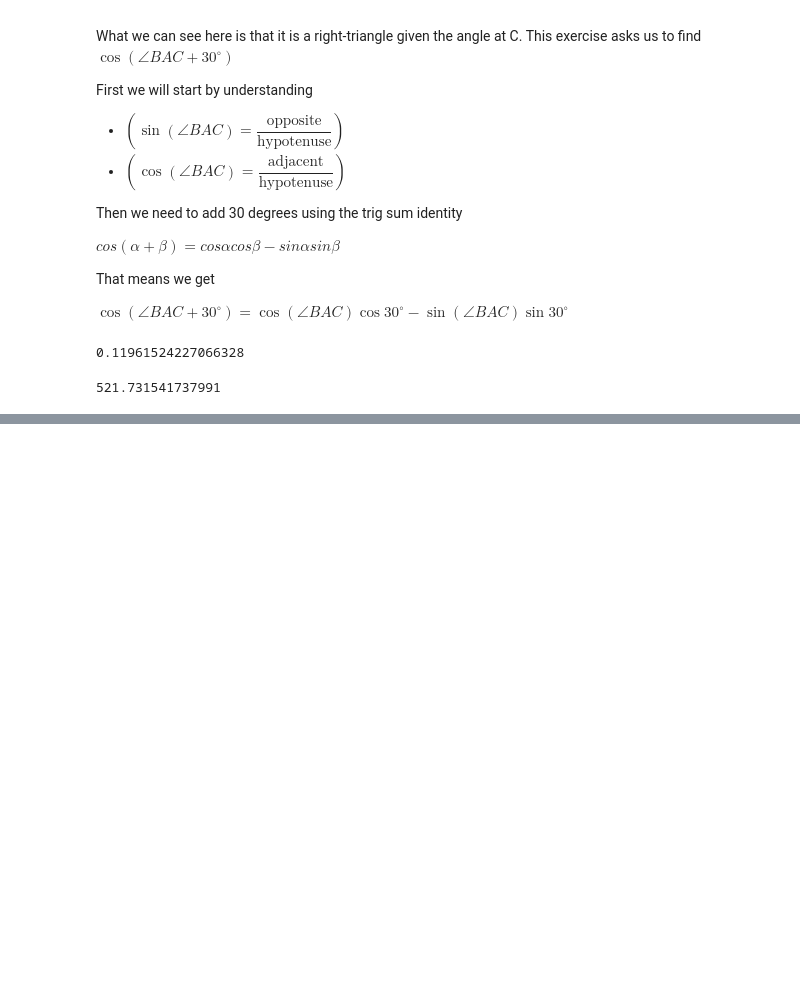
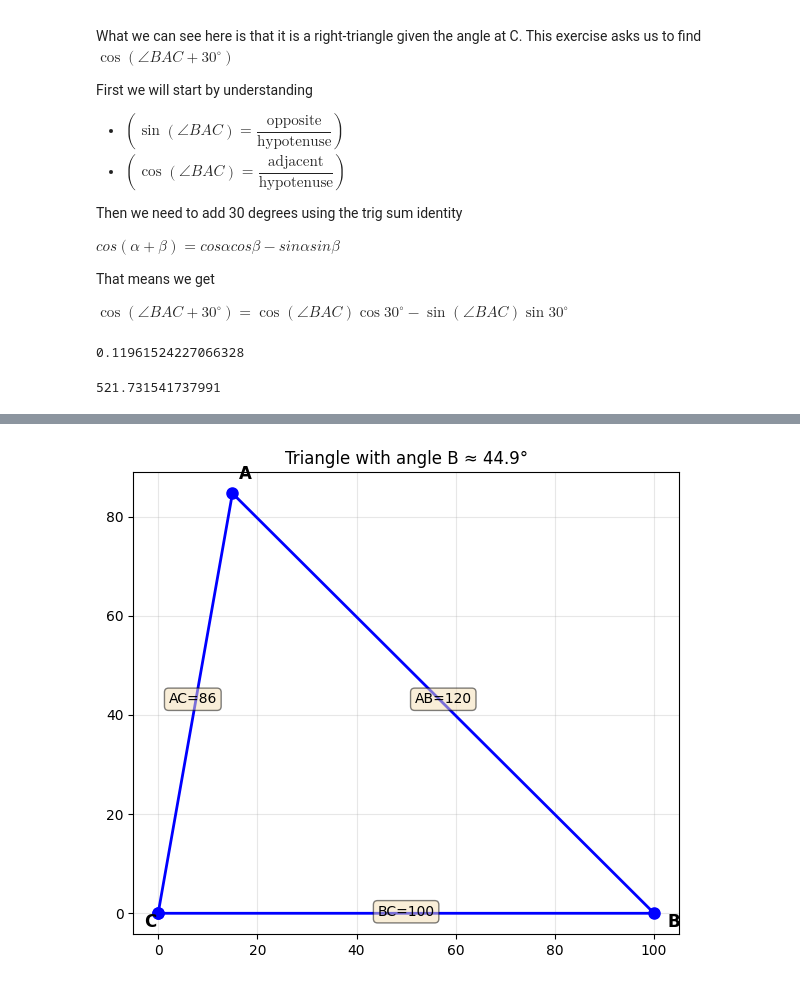
Before and after one commit to Kasperpk/Mathematics, a Jupyter notebook: Trigonometry.ipynb, the cells around one changed output, grey strips where cells are left out. Drawn from its saved outputs; the diff is of its cells as text; code cells hidden in the pictures; blank space fills up the shorter version.

```diff
--- a/Trigonometry.ipynb
+++ b/Trigonometry.ipynb
@@ -50,0 +224,76 @@ t
+# %%
+# Find any angle in a triangle given all three side lengths
+# Using the Law of Cosines: cos(angle) = (adjacent1^2 + adjacent2^2 - opposite^2) / (2 * adjacent1 * adjacent2)
+
+import math
+import matplotlib.pyplot as plt
+
+# Given side lengths
+AB = 120   # side between A and B
+BC = 100  # side between B and C
+AC = 86  # side between A and C
+
+# Choose which angle to find: 'A', 'B', or 'C'
+FIND_ANGLE = 'B'  # <-- Change this to 'A', 'B', or 'C'
+
+# Determine which sides are adjacent and opposite to the angle
+if FIND_ANGLE == 'A':
+    adjacent1, adjacent2, opposite = AB, AC, BC
+    angle_name = 'A'
+elif FIND_ANGLE == 'B':
+    adjacent1, adjacent2, opposite = AB, BC, AC
+    angle_name = 'B'
+elif FIND_ANGLE == 'C':
+    adjacent1, adjacent2, opposite = AC, BC, AB
+    angle_name = 'C'
+else:
+    raise ValueError("FIND_ANGLE must be 'A', 'B', or 'C'")
+
+# Law of Cosines: cos(angle) = (adjacent1^2 + adjacent2^2 - opposite^2) / (2 * adjacent1 * adjacent2)
+num = adjacent1**2 + adjacent2**2 - opposite**2
+den = 2 * adjacent1 * adjacent2
+cos_angle = num / den
+
+# Clamp to [-1, 1] to avoid domain errors from tiny floating point rounding
+cos_angle = max(-1.0, min(1.0, cos_angle))
+
+angle_rad = math.acos(cos_angle)
+angle_deg = math.degrees(angle_rad)
+
+print(f"Finding angle {angle_name}:")
+print(f"  Sides: AB = {AB}, BC = {BC}, AC = {AC}")
+print(f"  cos({angle_name}) = {num} / {den} = {cos_angle:.12f}")
+print(f"  Angle {angle_name} = {angle_deg:.6f}°")
+print(f"  Angle {angle_name} (rounded to nearest degree) = {round(angle_deg)}°")
+
+# Optional: Plot the triangle
+# Place C at origin, B on positive x-axis
+Cx, Cy = 0.0, 0.0
+Bx, By = BC, 0.0
+
+# Solve for A using distances: |A-C| = AC and |A-B| = AB
+x = (BC**2 + AC**2 - AB**2) / (2 * BC)
+y_sq = AC**2 - x**2
+y = math.sqrt(max(0.0, y_sq))  # positive y for standard orientation
+
+Ax, Ay = x, y
+
+plt.figure(figsize=(8, 6))
+plt.plot([Cx, Bx, Ax, Cx], [Cy, By, Ay, Cy], 'b-', marker='o', markersize=8, linewidth=2)
+plt.gca().set_aspect('equal', 'box')
+plt.title(f"Triangle with angle {angle_name} ≈ {angle_deg:.1f}°")
+plt.grid(True, alpha=0.3)
+plt.annotate('C', (Cx, Cy), textcoords="offset points", xytext=(-10, -10), fontsize=12, fontweight='bold')
+plt.annotate('B', (Bx, By), textcoords="offset points", xytext=(10, -10), fontsize=12, fontweight='bold')
+plt.annotate('A', (Ax, Ay), textcoords="offset points", xytext=(5, 10), fontsize=12, fontweight='bold')
+
+# Label the sides
+mid_AB = ((Ax + Bx)/2, (Ay + By)/2)
+mid_BC = ((Bx + Cx)/2, (By + Cy)/2)
+mid_AC = ((Ax + Cx)/2, (Ay + Cy)/2)
+plt.text(mid_AB[0], mid_AB[1], f'AB={AB}', fontsize=10, ha='center', bbox=dict(boxstyle='round', facecolor='wheat', alpha=0.5))
+plt.text(mid_BC[0], mid_BC[1]-0.5, f'BC={BC}', fontsize=10, ha='center', bbox=dict(boxstyle='round', facecolor='wheat', alpha=0.5))
+plt.text(mid_AC[0]-0.5, mid_AC[1], f'AC={AC}', fontsize=10, ha='center', bbox=dict(boxstyle='round', facecolor='wheat', alpha=0.5))
+
+plt.show()
+# %% [output]
@@ -50,0 +305 @@ t
+[figure, added]
```
Also changed, not shown: parts of 8 cells of this notebook, 1 other file.
